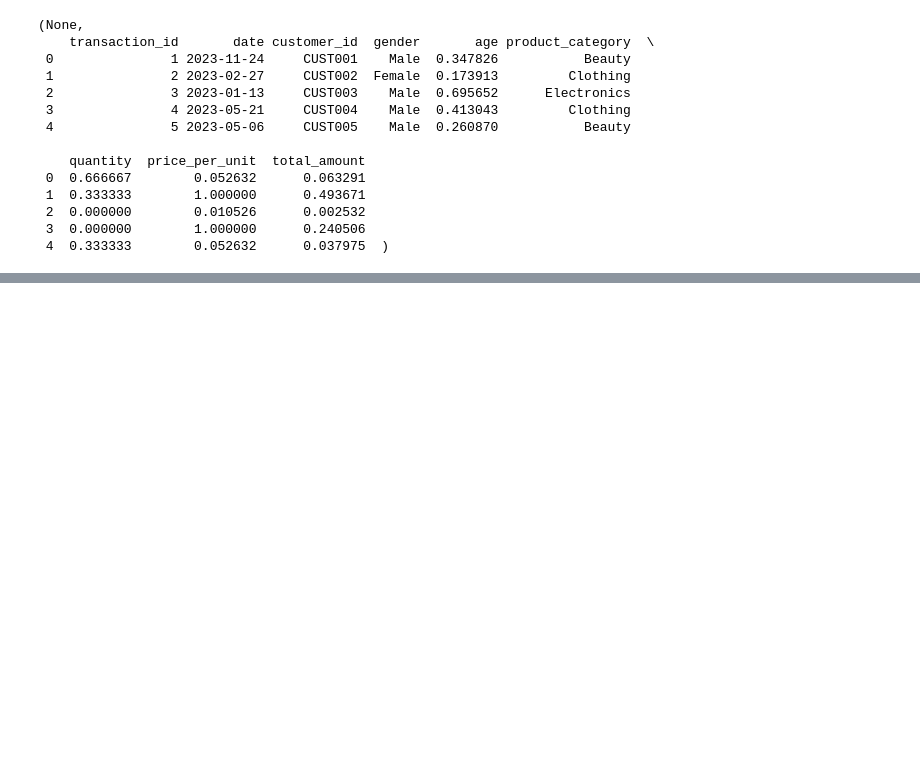
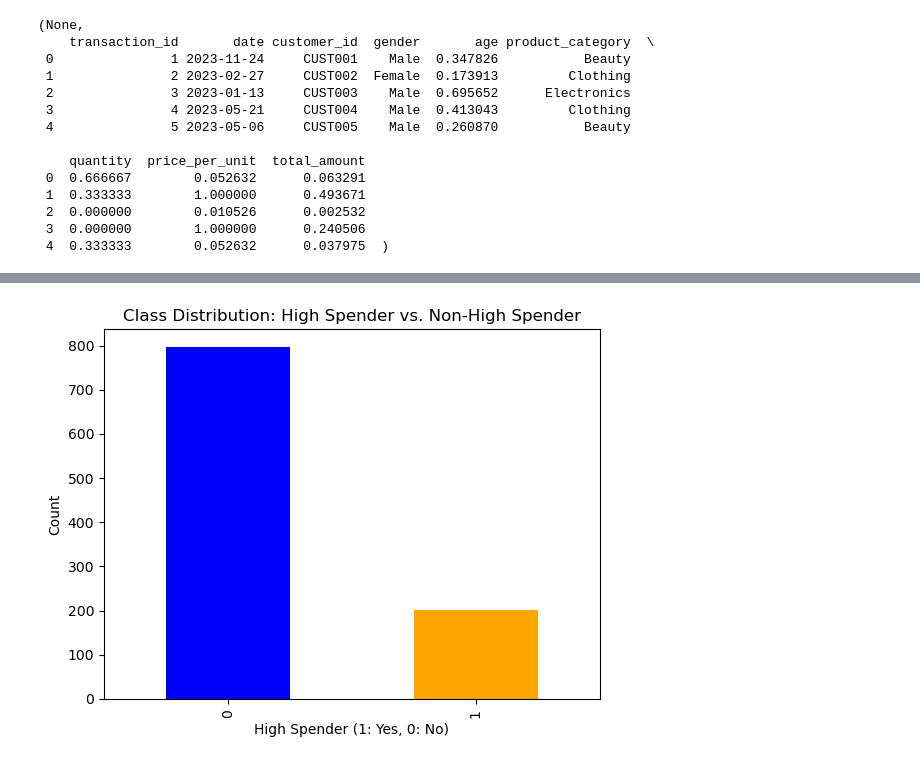
Before and after one commit to tazeenq/team27_project, a Jupyter notebook: src/project_code.ipynb, the cells around one changed output, grey strips where cells are left out. Cells and saved outputs as stored; diff of their text form; code cells hidden in the pictures; blank space fills up the shorter version.

```diff
--- a/src/project_code.ipynb
+++ b/src/project_code.ipynb
@@ -116,0 +147,15 @@ memory usage: 70.3+ KB
+# %%
+#Defining a threshold for high spender (top 25% of total_amount)
+threshold = normalized_dataset['total_amount'].quantile(0.75)
+
+#Creating a new column called high+spender
+normalized_dataset['high_spender'] = normalized_dataset['total_amount'].apply(lambda x: 1 if x > threshold else 0)
+
+#Ploting the distribution
+normalized_dataset['high_spender'].value_counts().plot(kind='bar', color=['blue', 'orange'])
+plt.title("Class Distribution: High Spender vs. Non-High Spender")
+plt.xlabel("High Spender (1: Yes, 0: No)")
+plt.ylabel("Count")
+plt.show()
+# %% [output]
+[figure, added]
```
Also changed, not shown: parts of 13 cells of this notebook.
